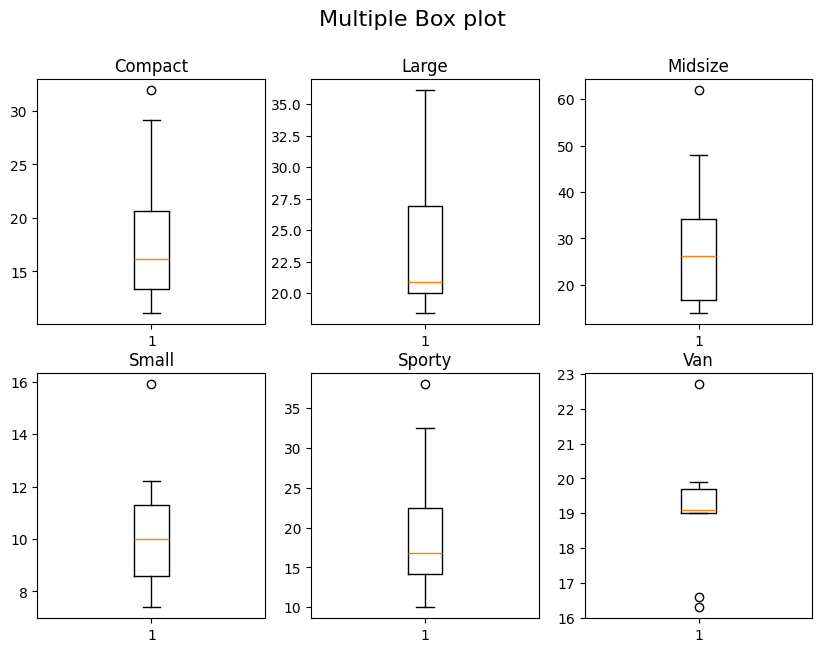
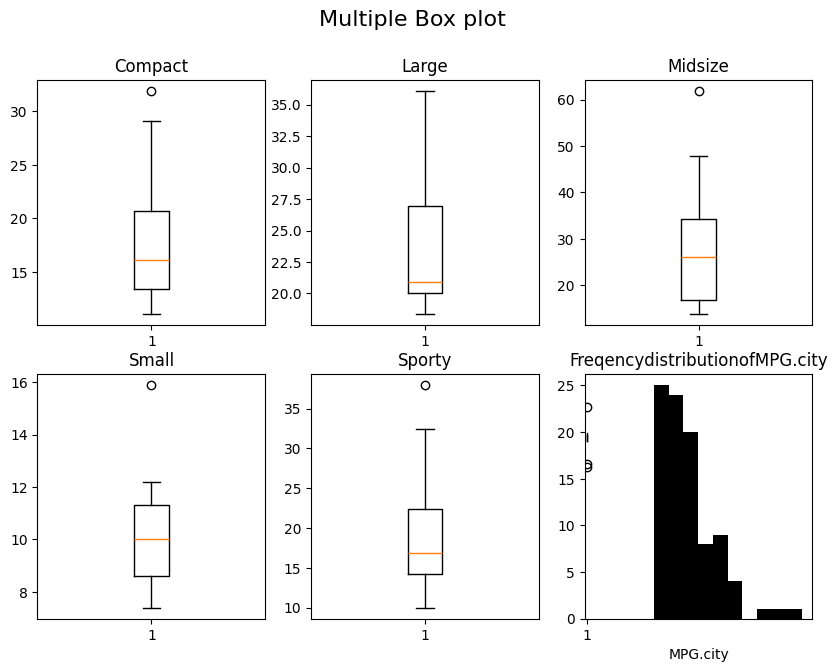
Unified diff of the notebook cell whose output changed from the first chart to the second:
--- before
+++ after
@@ -31,2 +31,15 @@
 print('Q3:',q3)
 print('maximumvalue:',max_value)
+plt.hist(cars_df['MPG.city'],color='black')
+plt.xlabel('MPG.city')
+plt.title('FreqencydistributionofMPG.city')
+plt.show()
+ax=cars_df.plot(["Weight"],["MPG.city"],kind="scatter",color="black")
+ax.set_xlabel("Weight")
+ax.set_ylabel("MPG.city")
+ax.set_title("Weight vs MPG.city",fontsize=6)
+plt.plot(cars_df['EngineSize'],cars_df['Horsepower'])
+plt.xlabel('Enginesize')
+plt.ylabel('Horsepower')
+plt.title('LinecharttoobserVethevariationsin"Enginesize"against"Hor')
+plt.show()

Commit: Created using Colab